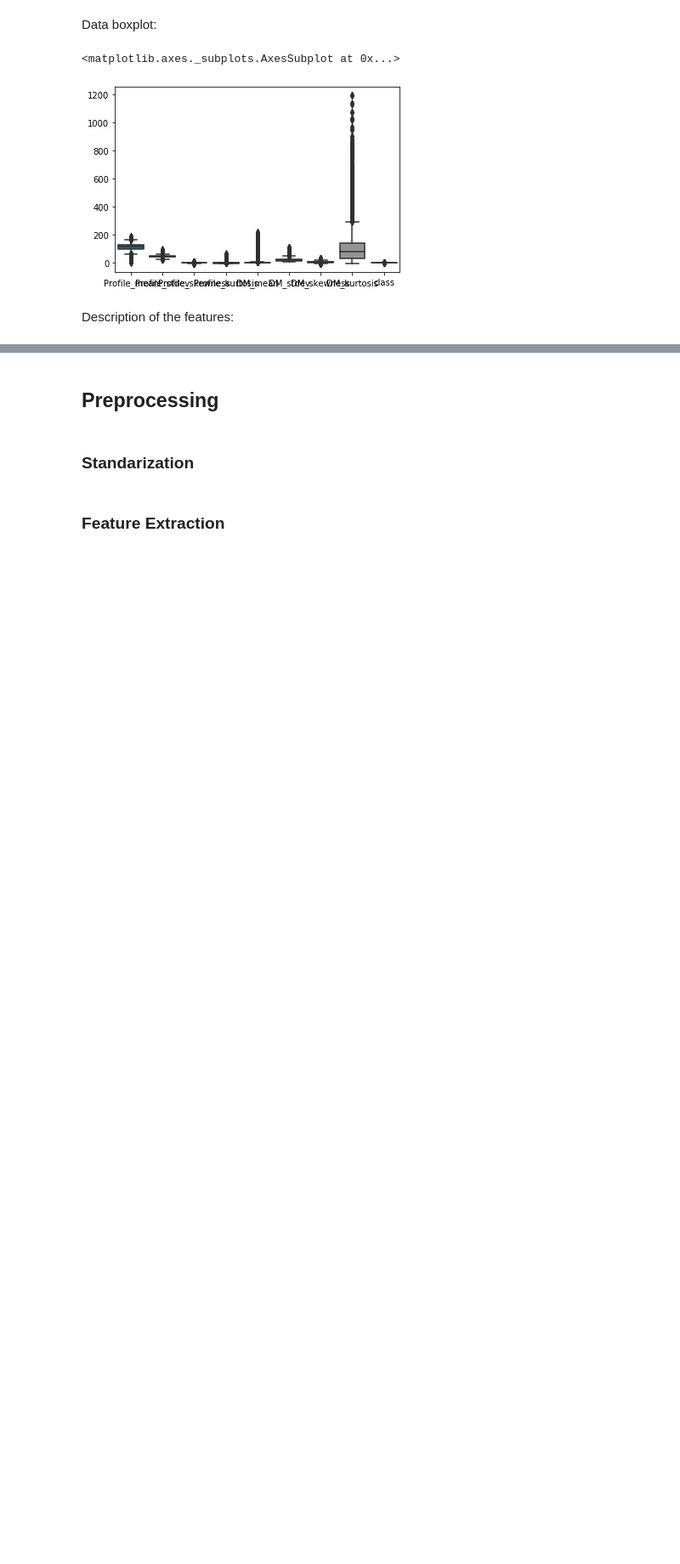
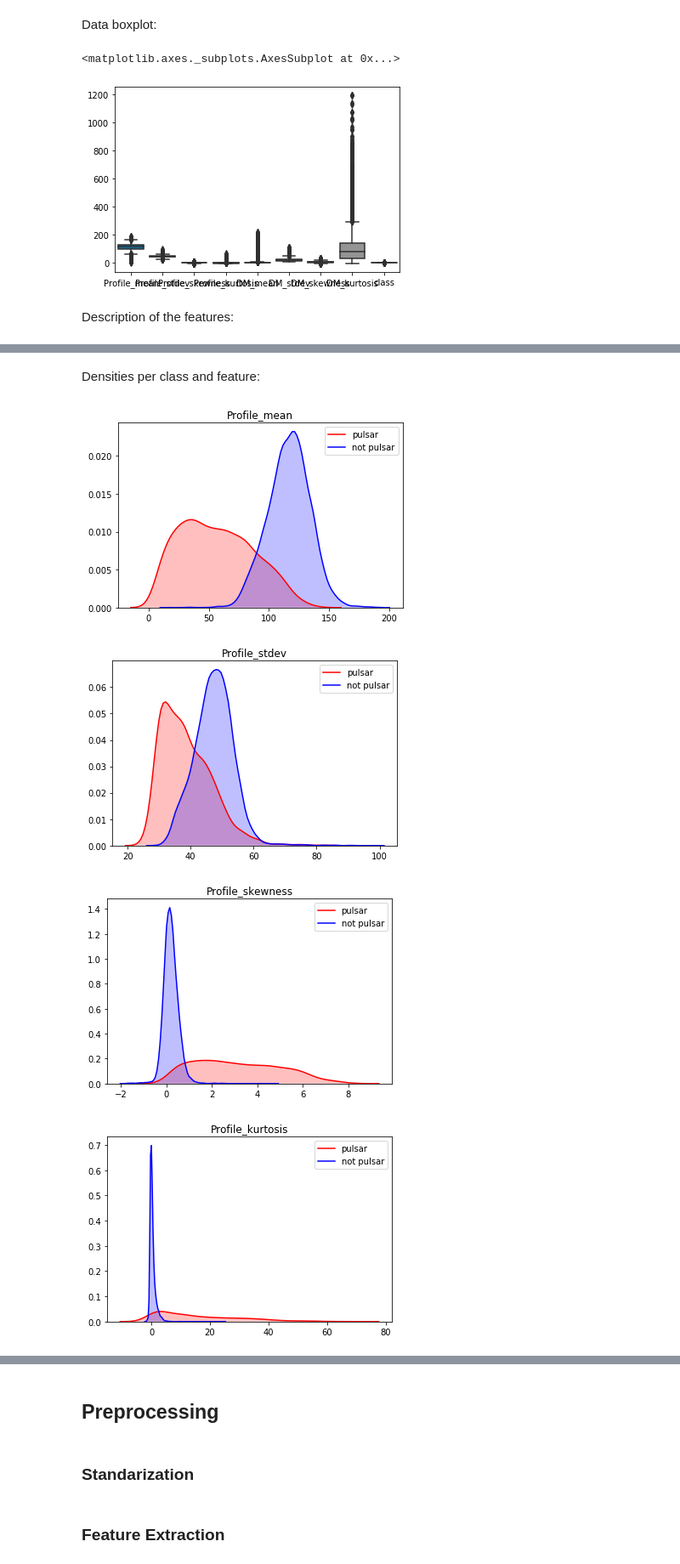
Before and after one commit to joaquimgomez/FIB-APA-Pulsars, a Jupyter notebook: Data Exploration & Preprocessing.ipynb, the cells around one changed output, grey strips where cells are left out. Shown at 85% size. Cells and saved outputs as stored; diff of their text form; code cells hidden in the pictures; blank space fills up the shorter version.

```diff
--- a/Data Exploration & Preprocessing.ipynb
+++ b/Data Exploration & Preprocessing.ipynb
@@ -77,0 +102,19 @@ df.groupby('class').describe()
+# %% [markdown]
+Densities per class and feature:
+# %%
+dfPulsar = df.loc[df['class'] == 1]
+dfNotPulsar = df.loc[df['class'] == 0]
+
+for column in df.columns[:-1]:
+    pulsars = dfPulsar[column]
+    notPulsars = dfNotPulsar[column]
+
+    p1=sns.kdeplot(pulsars, shade=True, color="r", label="pulsar")
+    p1=sns.kdeplot(notPulsars, shade=True, color="b", label="not pulsar")
+    plt.title(column)
+    plt.show()
+# %% [output]
+[figure, added]
+[figure, added]
+[figure, added]
+[figure, added]
```
Also changed, not shown: parts of 3 cells of this notebook, 2 other files.
